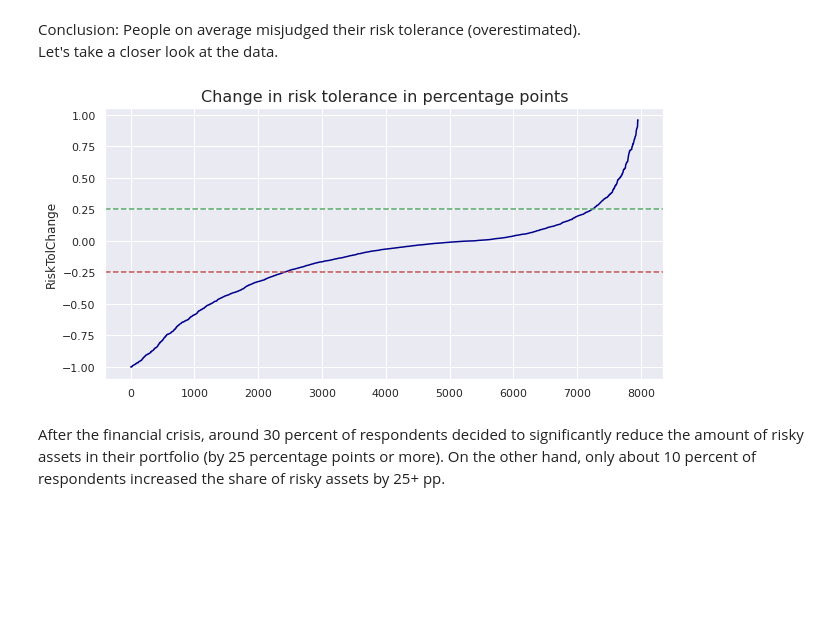
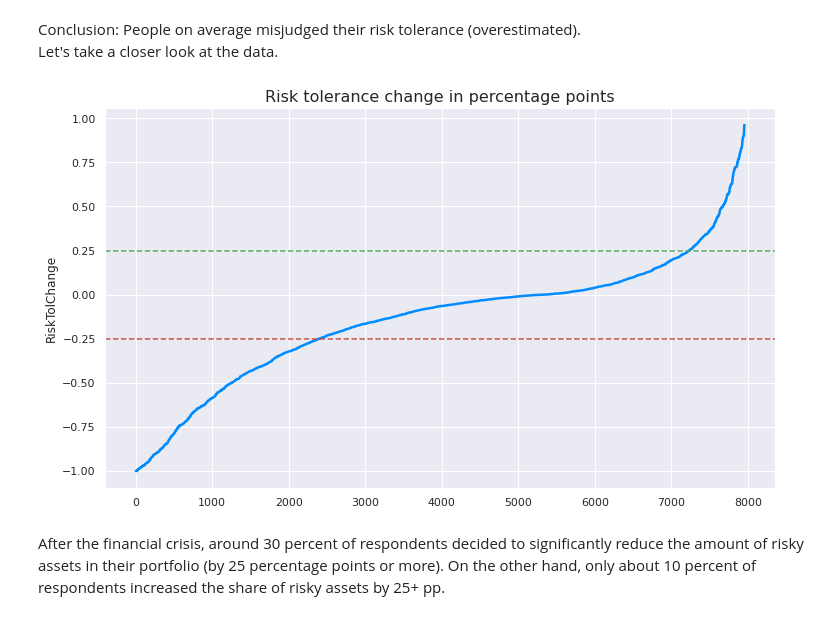
Before and after one commit to tomasz-te/Risk-Tolerance, a Jupyter notebook: Investor_risk_tolerance.ipynb, the cells around one changed output. Cells and saved outputs as stored; diff of their text form; code cells hidden in the pictures; blank space fills up the shorter version.

```diff
--- a/Investor_risk_tolerance.ipynb
+++ b/Investor_risk_tolerance.ipynb
@@ -136,14 +140,14 @@ Conclusion: People on average misjudged their risk tolerance (overestimated).<br
 Let's take a closer look at the data.
 # %%
 sns.set_theme()
-fig, ax = plt.subplots(figsize=(10,5))
-plot = sns.lineplot(data=df.sort_values('RiskTolChange').reset_index()['RiskTolChange'],c='darkblue')
+fig, ax = plt.subplots(figsize=(12,7))
+plot = sns.lineplot(data=df.sort_values('RiskTolChange').reset_index()['RiskTolChange'], c='#008cff', linewidth=2.5, alpha=1)
 plot.axhline(0.25, ls='--', c='g')
 plot.axhline(-0.25, ls='--', c='r')
-plt.title('Change in risk tolerance in percentage points', size=16)
+plt.title('Risk tolerance change in percentage points', size=16)
 plt.show()
 # %% [output]
-[figure, old version]
+[figure, new version]
 # %% [markdown]
 After the financial crisis, around 30 percent of respondents decided to significantly reduce the amount of risky assets in their portfolio (by 25 percentage points or more). On the other hand, only about 10 percent of respondents increased the share of risky assets by 25+ pp.
 # %% [markdown]
```
Also changed, not shown: parts of 10 cells of this notebook.
